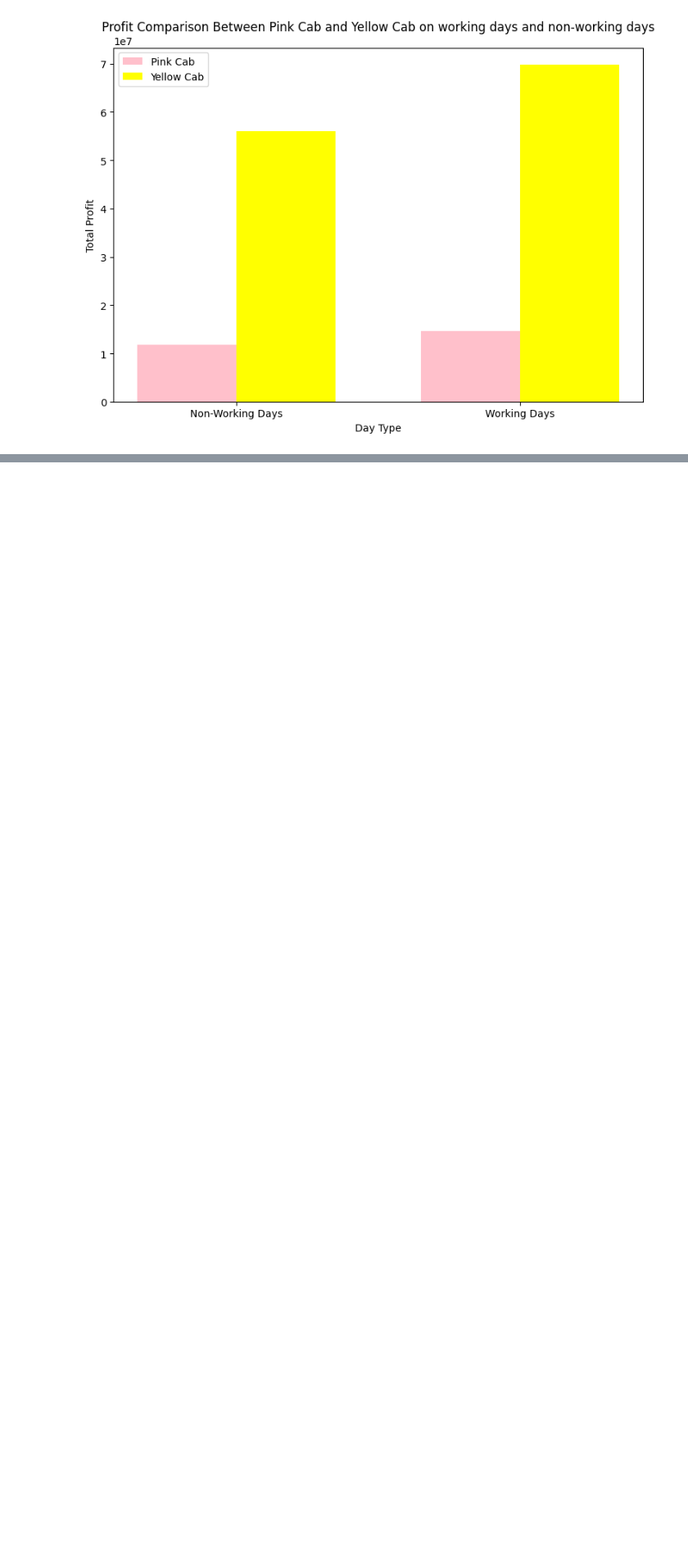
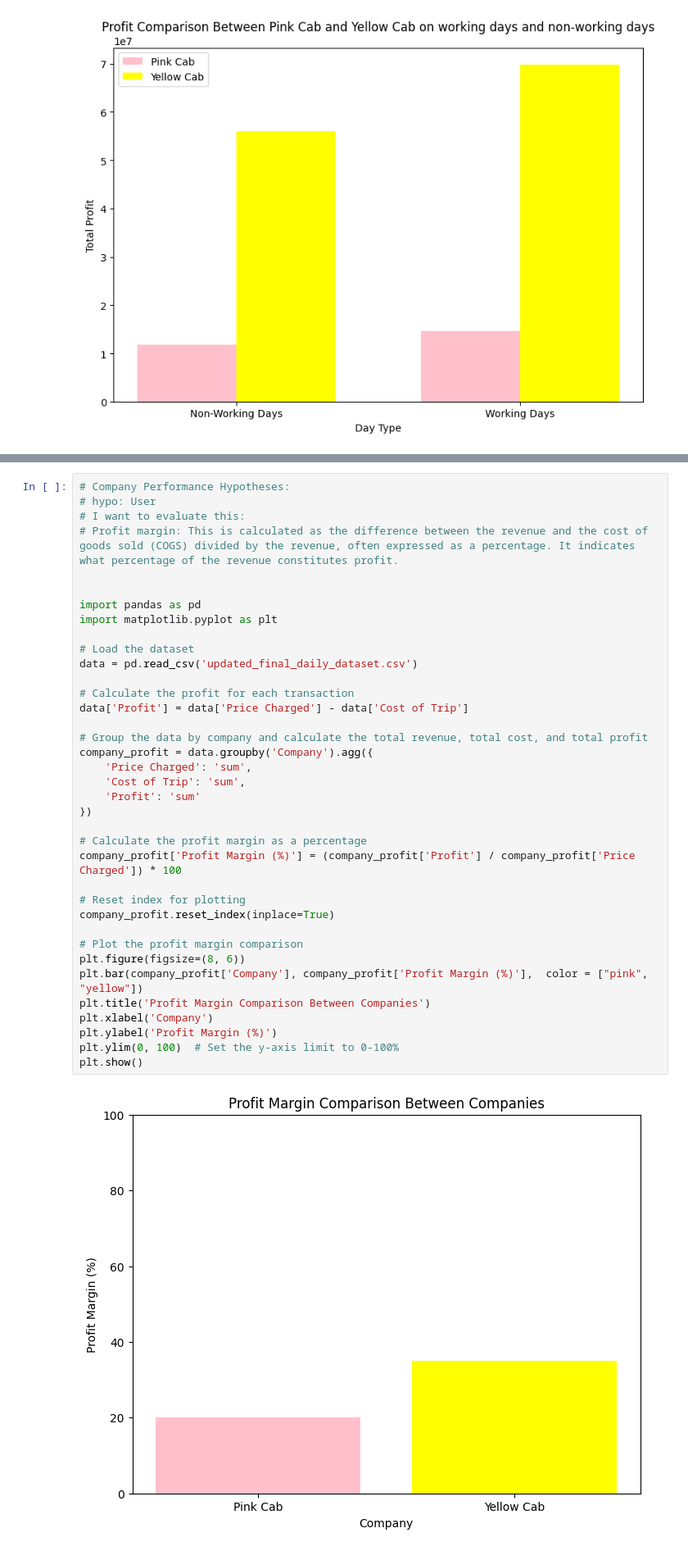
Before and after one commit to MHosseinTavakoliD/DataGlacier, a Jupyter notebook: Week2/Week2.ipynb, the cells around one changed output, grey strips where cells are left out. Shown: that part at 82% size. Cells and saved outputs as stored; diff of their text form; blank space fills up the shorter version.

```diff
--- a/Week2/Week2.ipynb
+++ b/Week2/Week2.ipynb
@@ -430,0 +481,39 @@ plt.show()
+# %%
+# Company Performance Hypotheses:
+# hypo: User
+# I want to evaluate this:
+# Profit margin: This is calculated as the difference between the revenue and the cost of goods sold (COGS) divided by the revenue, often expressed as a percentage. It indicates what percentage of the revenue constitutes profit.
+
+
+import pandas as pd
+import matplotlib.pyplot as plt
+
+# Load the dataset
+data = pd.read_csv('updated_final_daily_dataset.csv')
+
+# Calculate the profit for each transaction
+data['Profit'] = data['Price Charged'] - data['Cost of Trip']
+
+# Group the data by company and calculate the total revenue, total cost, and total profit
+company_profit = data.groupby('Company').agg({
+    'Price Charged': 'sum',
+    'Cost of Trip': 'sum',
+    'Profit': 'sum'
+})
+
+# Calculate the profit margin as a percentage
+company_profit['Profit Margin (%)'] = (company_profit['Profit'] / company_profit['Price Charged']) * 100
+
+# Reset index for plotting
+company_profit.reset_index(inplace=True)
+
+# Plot the profit margin comparison
+plt.figure(figsize=(8, 6))
+plt.bar(company_profit['Company'], company_profit['Profit Margin (%)'],  color = ["pink", "yellow"])
+plt.title('Profit Margin Comparison Between Companies')
+plt.xlabel('Company')
+plt.ylabel('Profit Margin (%)')
+plt.ylim(0, 100)  # Set the y-axis limit to 0-100%
+plt.show()
+# %% [output]
+[figure, added]
```
Also changed, not shown: parts of 5 cells of this notebook, 2 other files.
